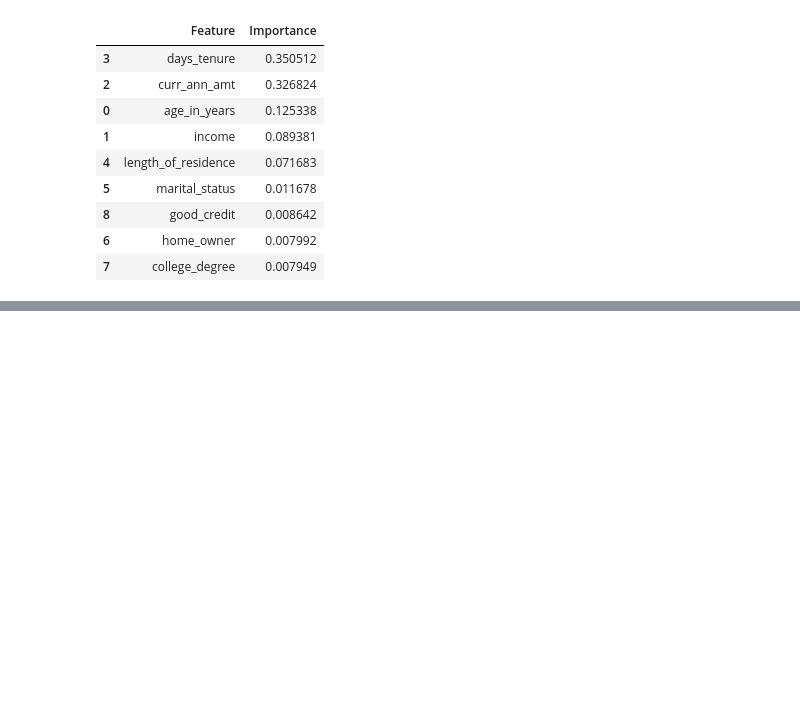
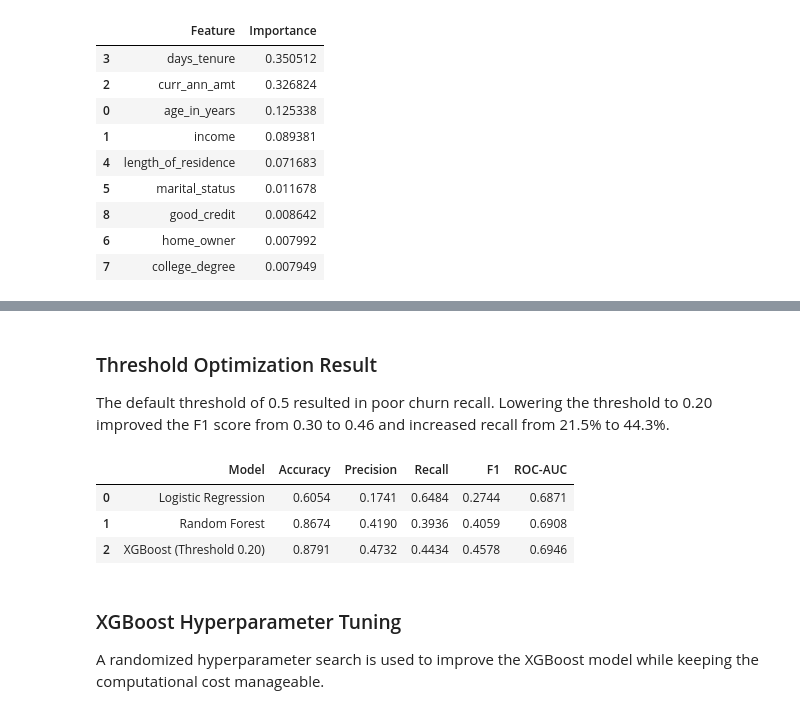
Before and after one commit to LoydeRaja/motorguard-ai, a Jupyter notebook: notebooks/02_feature_engineering.ipynb, the cells around one changed output, grey strips where cells are left out. Saved outputs shown, nothing was run; the diff lists cells and outputs as text; code cells hidden in the pictures; blank space fills up the shorter version.

```diff
--- a/notebooks/02_feature_engineering.ipynb
+++ b/notebooks/02_feature_engineering.ipynb
@@ -385,0 +581,74 @@ KeyboardInterrupt:
+# %% [markdown]
+### Threshold Optimization Result
+
+The default threshold of 0.5 resulted in poor churn recall. Lowering the threshold to 0.20 improved the F1 score from 0.30 to 0.46 and increased recall from 21.5% to 44.3%.
+# %%
+### Model Comparison
+
+# Logistic Regression, Random Forest
+# and XGBoost are compared using the same test set and evaluation metrics.
+
+from sklearn.metrics import (
+    accuracy_score,
+    precision_score,
+    recall_score,
+    f1_score,
+    roc_auc_score
+)
+
+# Logistic Regression
+y_pred_lr = model.predict(X_test_scaled)
+y_prob_lr = model.predict_proba(X_test_scaled)[:, 1]
+
+# Random Forest
+y_pred_rf = rf.predict(X_test)
+y_prob_rf = rf.predict_proba(X_test)[:, 1]
+
+# XGBoost with optimized threshold
+best_threshold = 0.20
+y_pred_xgb_opt = (y_prob_xgb >= best_threshold).astype(int)
+
+# Model comparison
+comparison = pd.DataFrame({
+    "Model": [
+        "Logistic Regression",
+        "Random Forest",
+        "XGBoost (Threshold 0.20)"
+    ],
+    "Accuracy": [
+        accuracy_score(y_test, y_pred_lr),
+        accuracy_score(y_test, y_pred_rf),
+        accuracy_score(y_test, y_pred_xgb_opt)
+    ],
+    "Precision": [
+        precision_score(y_test, y_pred_lr),
+        precision_score(y_test, y_pred_rf),
+        precision_score(y_test, y_pred_xgb_opt)
+    ],
+    "Recall": [
+        recall_score(y_test, y_pred_lr),
+        recall_score(y_test, y_pred_rf),
+        recall_score(y_test, y_pred_xgb_opt)
+    ],
+    "F1": [
+        f1_score(y_test, y_pred_lr),
+        f1_score(y_test, y_pred_rf),
+        f1_score(y_test, y_pred_xgb_opt)
+    ],
+    "ROC-AUC": [
+        roc_auc_score(y_test, y_prob_lr),
+        roc_auc_score(y_test, y_prob_rf),
+        roc_auc_score(y_test, y_prob_xgb)
+    ]
+})
+
+comparison.round(4)
+# %% [output]
+|  | Model | Accuracy | Precision | Recall | F1 | ROC-AUC |
+| 0 | Logistic Regression | 0.6054 | 0.1741 | 0.6484 | 0.2744 | 0.6871 |
+| 1 | Random Forest | 0.8674 | 0.4190 | 0.3936 | 0.4059 | 0.6908 |
+| 2 | XGBoost (Threshold 0.20) | 0.8791 | 0.4732 | 0.4434 | 0.4578 | 0.6946 |
+# %% [markdown]
+### XGBoost Hyperparameter Tuning
+
+A randomized hyperparameter search is used to improve the XGBoost model while keeping the computational cost manageable.
```
Also changed, not shown: parts of 16 cells of this notebook, 4 other files.
